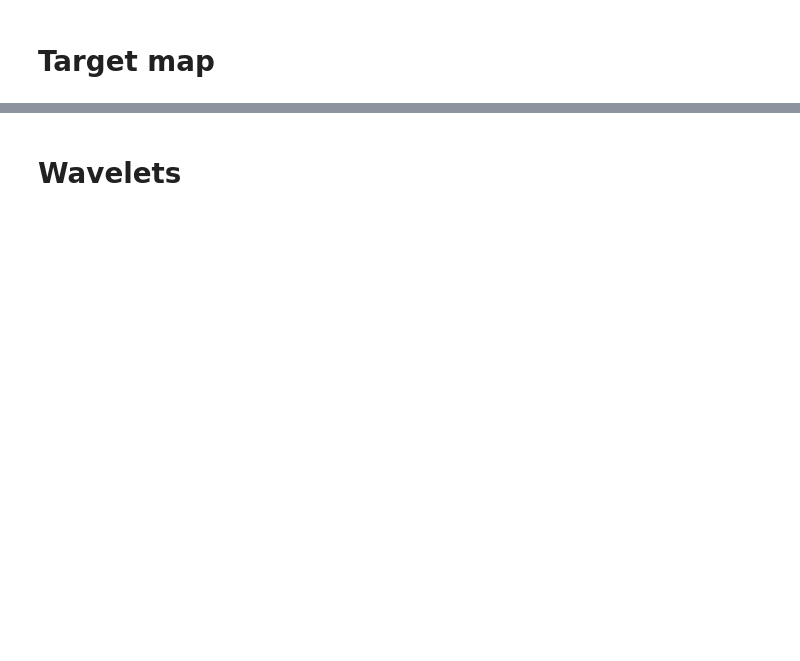
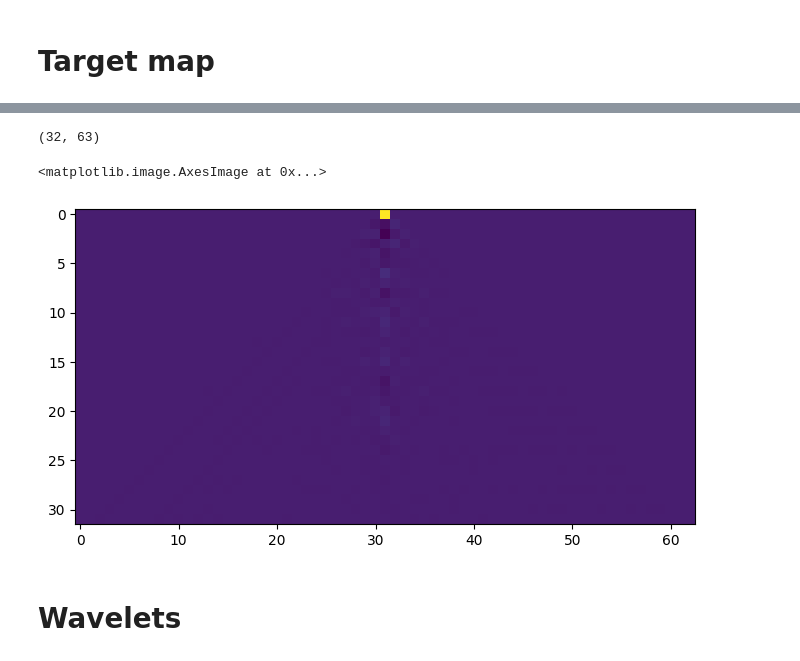
Before and after one commit to mousset/scatcovJAX, a Jupyter notebook: Notebooks/Run_synthesis.ipynb, the cells around one changed output, grey strips where cells are left out. Saved outputs shown, nothing was run; the diff lists cells and outputs as text; code cells hidden in the pictures; blank space fills up the shorter version.

```diff
--- a/Notebooks/Run_synthesis.ipynb
+++ b/Notebooks/Run_synthesis.ipynb
@@ -45,16 +46,11 @@ reload(sphlib)
 # Planet image
 grayscale_pil_image = Image.open('../texture_maps/venus.jpg').convert("L")
 I = pil_to_array(grayscale_pil_image)
+L_temp = I.shape[0]
 
-# SHT forward transform
-Ilm = s2fft.forward_jax(I, L, sampling=sampling, nside=nside)
-print(Ilm.shape)
 
 # Plot the map
 plt.figure(figsize=(8, 6))
 plt.imshow(I)
 # hp.mollview(I)
-
-plt.figure(figsize=(8, 6))
-plt.imshow(np.real(Ilm))
 # %% [output]
@@ -83,3 +59,18 @@ plt.imshow(np.real(Ilm))
+# %%
+# SHT forward transform
+Ilm = s2fft.forward_jax(I[:, :-1], L, sampling=sampling, nside=nside, reality=reality)
+Ilm = Ilm[:L, L_temp-L: L_temp-1+L]  # Cut at the right resolution
+print(Ilm.shape)
+
+plt.figure(figsize=(8, 6))
+plt.imshow(np.real(Ilm))
+
+I = s2fft.inverse_jax(Ilm, L, reality=reality)
+plt.imshow(I, vmax=mx, vmin=mn, cmap='plasma')
+# %% [output]
+(32, 63)
+<matplotlib.image.AxesImage at 0x...>
+[figure, added]
 # %% [markdown]
 # Wavelets
 # %%
```
Also changed, not shown: parts of 13 cells of this notebook.
